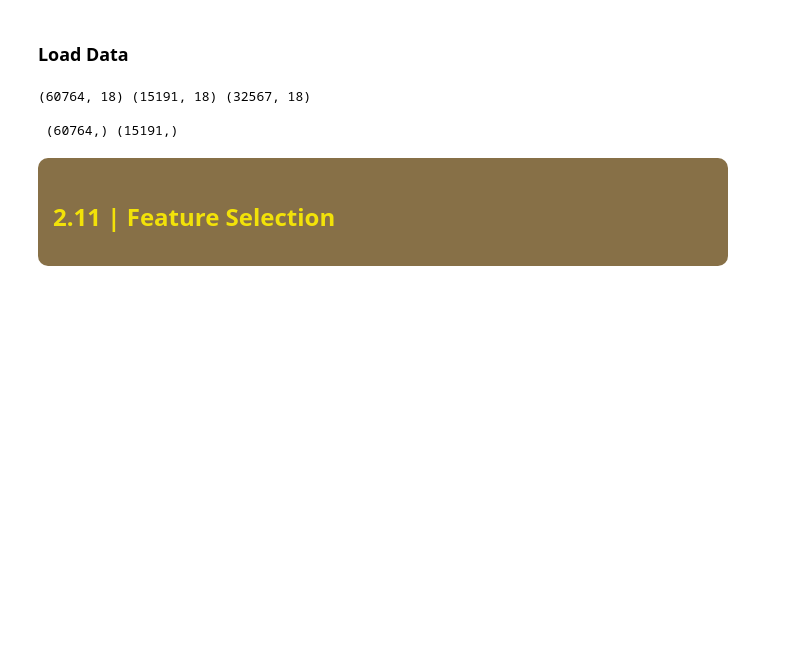
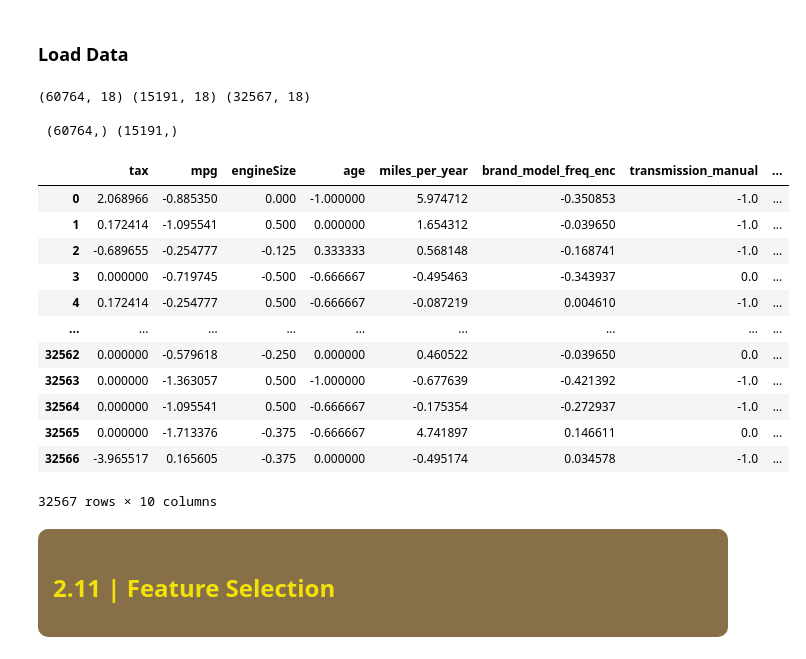
Before and after one commit to Filipa2002/Cars4You-Expediting-Car-Evaluations-with-ML, a Jupyter notebook: car_evaluations_group37 - part2.ipynb, the cells around one changed output. Saved outputs shown, nothing was run; the diff lists cells and outputs as text; code cells hidden in the pictures; blank space fills up the shorter version.

```diff
--- a/car_evaluations_group37 - part2.ipynb
+++ b/car_evaluations_group37 - part2.ipynb
@@ -132,3 +140,19 @@ print('\n',y_train.shape, y_val.shape)
+# %%
+X_test
+# %% [output]
+|  | tax | mpg | engineSize | age | miles_per_year | brand_model_freq_enc | transmission_manual | ... |
+| 0 | 2.068966 | -0.885350 | 0.000 | -1.000000 | 5.974712 | -0.350853 | -1.0 | ... |
+| 1 | 0.172414 | -1.095541 | 0.500 | 0.000000 | 1.654312 | -0.039650 | -1.0 | ... |
+| 2 | -0.689655 | -0.254777 | -0.125 | 0.333333 | 0.568148 | -0.168741 | -1.0 | ... |
+| 3 | 0.000000 | -0.719745 | -0.500 | -0.666667 | -0.495463 | -0.343937 | 0.0 | ... |
+| 4 | 0.172414 | -0.254777 | 0.500 | -0.666667 | -0.087219 | 0.004610 | -1.0 | ... |
+| ... | ... | ... | ... | ... | ... | ... | ... | ... |
+| 32562 | 0.000000 | -0.579618 | -0.250 | 0.000000 | 0.460522 | -0.039650 | 0.0 | ... |
+| 32563 | 0.000000 | -1.363057 | 0.500 | -1.000000 | -0.677639 | -0.421392 | -1.0 | ... |
+| 32564 | 0.000000 | -1.095541 | 0.500 | -0.666667 | -0.175354 | -0.272937 | -1.0 | ... |
+| 32565 | 0.000000 | -1.713376 | -0.375 | -0.666667 | 4.741897 | 0.146611 | 0.0 | ... |
+| 32566 | -3.965517 | 0.165605 | -0.375 | 0.000000 | -0.495174 | 0.034578 | -1.0 | ... |
+32567 rows × 10 columns
 # %% [markdown]
 <div style="background-color:#644712c5; padding:15px; border-radius:10px;
             box-shadow: 0px 4px 12px #644712c5;">
```
Also changed, not shown: parts of 19 cells of this notebook, 6 other files.
